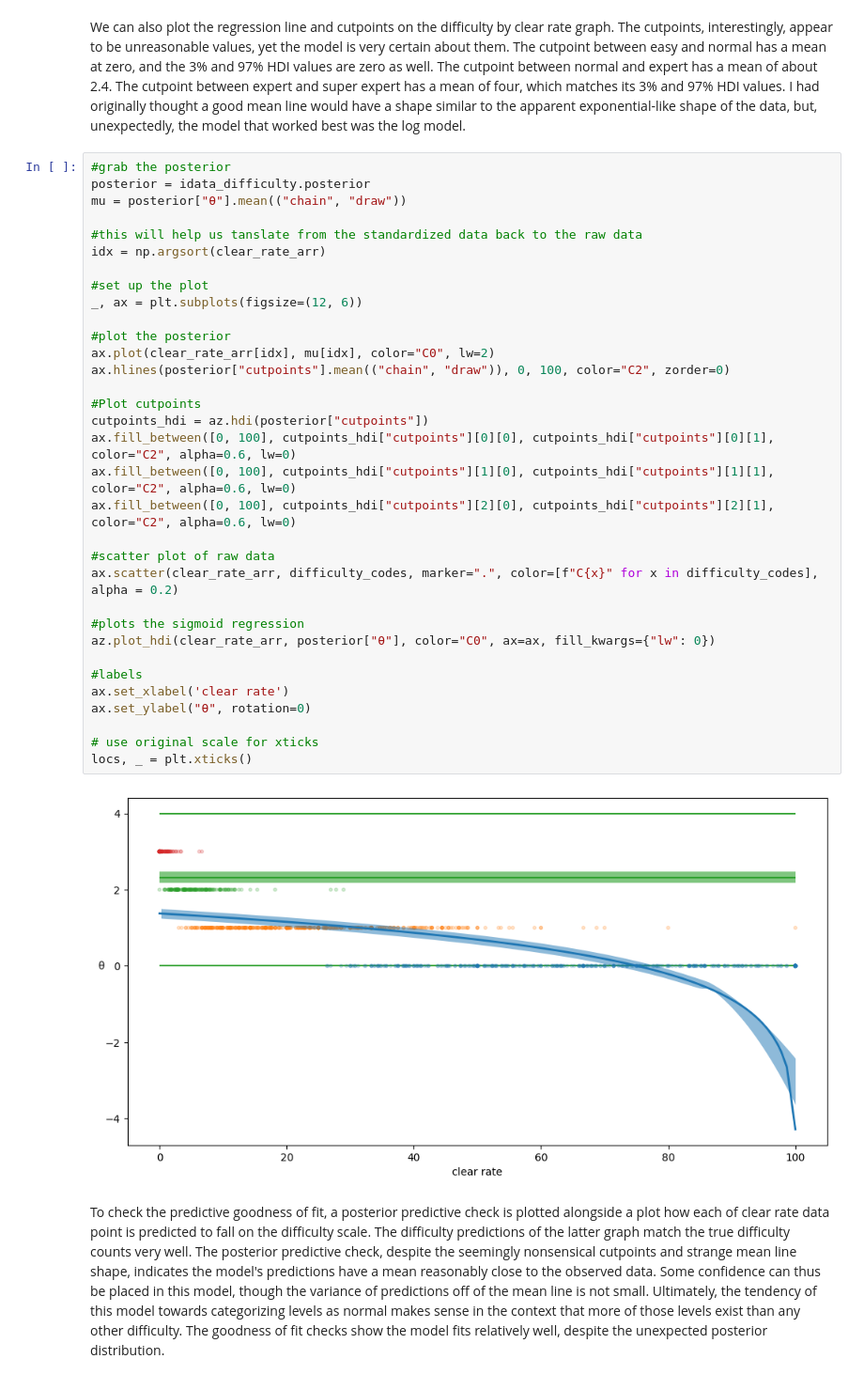
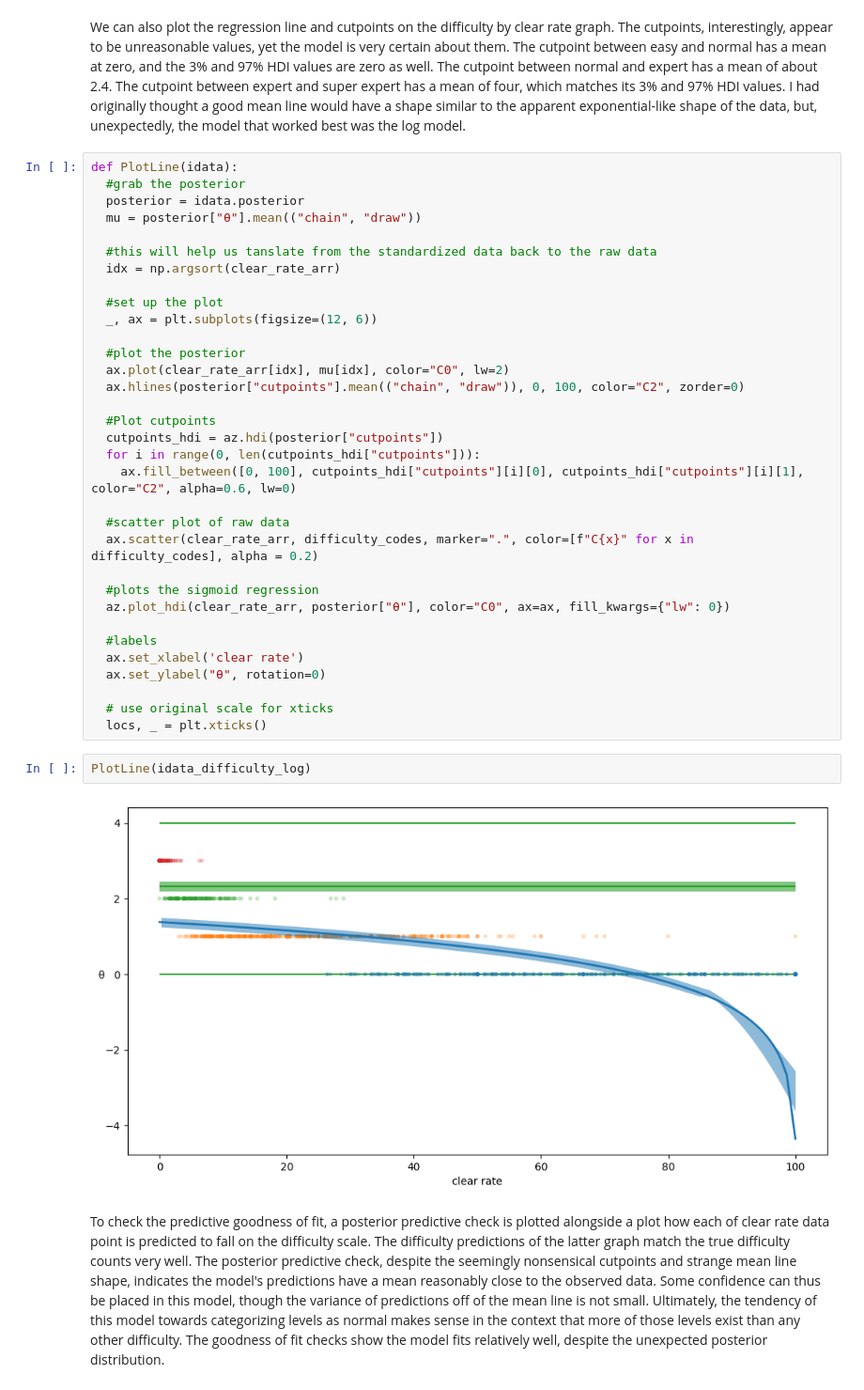
Before and after one commit to jacksone1/DataSci, a Jupyter notebook: DataSciUnit5Project.ipynb, the cells around one changed output. Shown at 94% size. Cells and saved outputs as stored; diff of their text form.

```diff
--- a/DataSciUnit5Project.ipynb
+++ b/DataSciUnit5Project.ipynb
@@ -217,40 +217,42 @@ ax.legend();
 # %% [markdown]
 We can also plot the regression line and cutpoints on the difficulty by clear rate graph. The cutpoints, interestingly, appear to be unreasonable values, yet the model is very certain about them. The cutpoint between easy and normal has a mean at zero, and the 3% and 97% HDI values are zero as well. The cutpoint between normal and expert has a mean of about 2.4. The cutpoint between expert and super expert has a mean of four, which matches its 3% and 97% HDI values. I had originally thought a good mean line would have a shape similar to the apparent exponential-like shape of the data, but, unexpectedly, the model that worked best was the log model.
 # %%
-#grab the posterior
-posterior = idata_difficulty.posterior
-mu = posterior["θ"].mean(("chain", "draw"))
+def PlotLine(idata):
+  #grab the posterior
+  posterior = idata.posterior
+  mu = posterior["θ"].mean(("chain", "draw"))
 
-#this will help us tanslate from the standardized data back to the raw data
-idx = np.argsort(clear_rate_arr)
+  #this will help us tanslate from the standardized data back to the raw data
+  idx = np.argsort(clear_rate_arr)
 
-#set up the plot
-_, ax = plt.subplots(figsize=(12, 6))
+  #set up the plot
+  _, ax = plt.subplots(figsize=(12, 6))
 
-#plot the posterior
-ax.plot(clear_rate_arr[idx], mu[idx], color="C0", lw=2)
-ax.hlines(posterior["cutpoints"].mean(("chain", "draw")), 0, 100, color="C2", zorder=0)
+  #plot the posterior
+  ax.plot(clear_rate_arr[idx], mu[idx], color="C0", lw=2)
+  ax.hlines(posterior["cutpoints"].mean(("chain", "draw")), 0, 100, color="C2", zorder=0)
 
-#Plot cutpoints
-cutpoints_hdi = az.hdi(posterior["cutpoints"])
-ax.fill_between([0, 100], cutpoints_hdi["cutpoints"][0][0], cutpoints_hdi["cutpoints"][0][1], color="C2", alpha=0.6, lw=0)
-ax.fill_between([0, 100], cutpoints_hdi["cutpoints"][1][0], cutpoints_hdi["cutpoints"][1][1], color="C2", alpha=0.6, lw=0)
-ax.fill_between([0, 100], cutpoints_hdi["cutpoints"][2][0], cutpoints_hdi["cutpoints"][2][1], color="C2", alpha=0.6, lw=0)
+  #Plot cutpoints
+  cutpoints_hdi = az.hdi(posterior["cutpoints"])
+  for i in range(0, len(cutpoints_hdi["cutpoints"])):
+    ax.fill_between([0, 100], cutpoints_hdi["cutpoints"][i][0], cutpoints_hdi["cutpoints"][i][1], color="C2", alpha=0.6, lw=0)
 
-#scatter plot of raw data
-ax.scatter(clear_rate_arr, difficulty_codes, marker=".", color=[f"C{x}" for x in difficulty_codes], alpha = 0.2)
+  #scatter plot of raw data
+  ax.scatter(clear_rate_arr, difficulty_codes, marker=".", color=[f"C{x}" for x in difficulty_codes], alpha = 0.2)
 
-#plots the sigmoid regression
-az.plot_hdi(clear_rate_arr, posterior["θ"], color="C0", ax=ax, fill_kwargs={"lw": 0})
+  #plots the sigmoid regression
+  az.plot_hdi(clear_rate_arr, posterior["θ"], color="C0", ax=ax, fill_kwargs={"lw": 0})
 
-#labels
-ax.set_xlabel('clear rate')
-ax.set_ylabel("θ", rotation=0)
+  #labels
+  ax.set_xlabel('clear rate')
+  ax.set_ylabel("θ", rotation=0)
 
-# use original scale for xticks
-locs, _ = plt.xticks()
+  # use original scale for xticks
+  locs, _ = plt.xticks()
-# %% [output]
-[figure, removed]
+# %%
+PlotLine(idata_difficulty_log)
+# %% [output]
+[figure, added]
 # %% [markdown]
 To check the predictive goodness of fit, a posterior predictive check is plotted alongside a plot how each of clear rate data point is predicted to fall on the difficulty scale. The difficulty predictions of the latter graph match the true difficulty counts very well. The posterior predictive check, despite the seemingly nonsensical cutpoints and strange mean line shape, indicates the model's predictions have a mean reasonably close to the observed data. Some confidence can thus be placed in this model, though the variance of predictions off of the mean line is not small.
 Ultimately, the tendency of this model towards categorizing levels as normal makes sense in the context that more of those levels exist than any other difficulty. The goodness of fit checks show the model fits relatively well, despite the unexpected posterior distribution.
```
Also changed, not shown: parts of 28 cells of this notebook.
